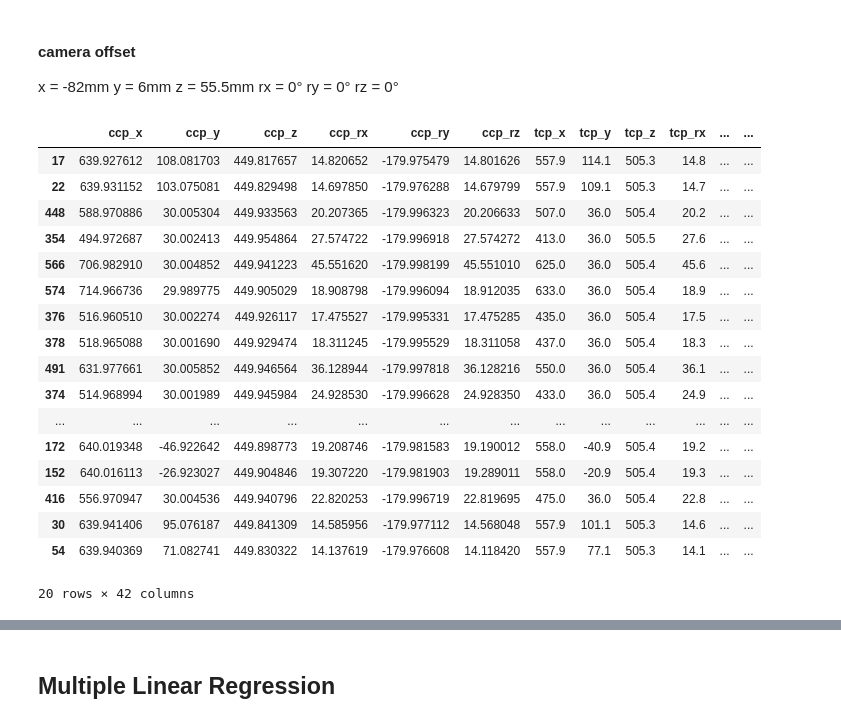
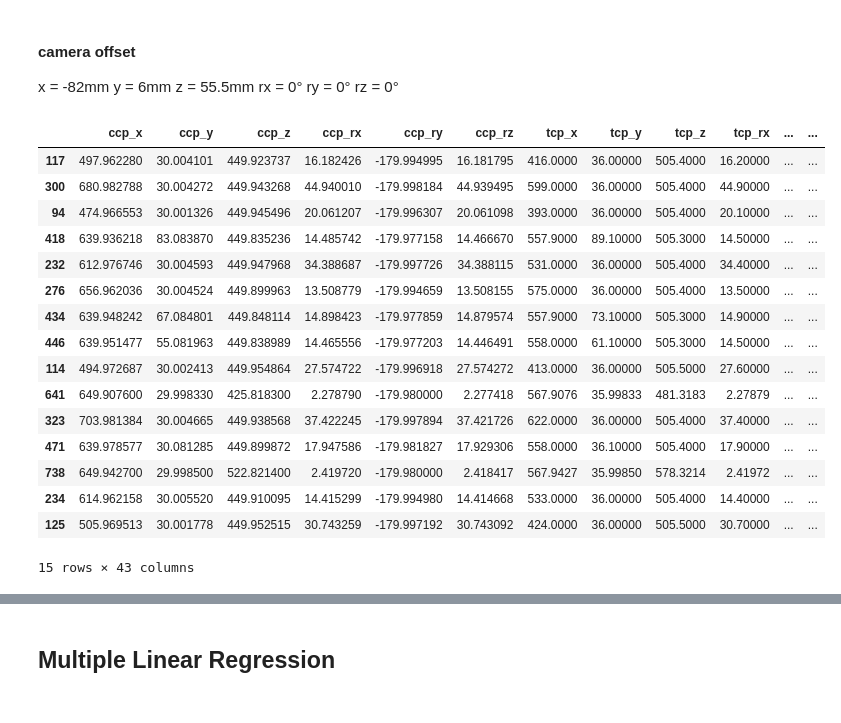
Before and after one commit to JimmyDanger12/rocsys, a Jupyter notebook: data_exploration.ipynb, the cells around one changed output, grey strips where cells are left out. Drawn from its saved outputs; the diff is of its cells as text; code cells hidden in the pictures.

```diff
--- a/data_exploration.ipynb
+++ b/data_exploration.ipynb
@@ -13,0 +69,9 @@ data_raw = pd.read_csv("Offset robot.csv",skiprows=5)
+# %%
+data_raw_x = pd.read_csv("data/x-increments.csv",skiprows=5)
+data_raw_x["origin"] = "x"
+data_raw_y = pd.read_csv("data/y-increments.csv",skiprows=5)
+data_raw_y["origin"] = "y"
+data_raw_z = pd.read_csv("data/z-increments.csv",skiprows=5)
+data_raw_z["origin"] = "z"
+# %%
+data_raw = pd.concat([data_raw_x, data_raw_y,data_raw_z], axis=0, ignore_index=True)
@@ -55,23 +144,22 @@ rx = 0°
 ry = 0°
 rz = 0°
 # %%
-data_raw.sample(20)
+data_raw.sample(15)
 # %% [output]
 |  | ccp_x | ccp_y | ccp_z | ccp_rx | ccp_ry | ccp_rz | tcp_x | tcp_y | tcp_z | tcp_rx | ... | ... |
-| 17 | 639.927612 | 108.081703 | 449.817657 | 14.820652 | -179.975479 | 14.801626 | 557.9 | 114.1 | 505.3 | 14.8 | ... | ... |
-| 22 | 639.931152 | 103.075081 | 449.829498 | 14.697850 | -179.976288 | 14.679799 | 557.9 | 109.1 | 505.3 | 14.7 | ... | ... |
-| 448 | 588.970886 | 30.005304 | 449.933563 | 20.207365 | -179.996323 | 20.206633 | 507.0 | 36.0 | 505.4 | 20.2 | ... | ... |
-| 354 | 494.972687 | 30.002413 | 449.954864 | 27.574722 | -179.996918 | 27.574272 | 413.0 | 36.0 | 505.5 | 27.6 | ... | ... |
-| 566 | 706.982910 | 30.004852 | 449.941223 | 45.551620 | -179.998199 | 45.551010 | 625.0 | 36.0 | 505.4 | 45.6 | ... | ... |
-| 574 | 714.966736 | 29.989775 | 449.905029 | 18.908798 | -179.996094 | 18.912035 | 633.0 | 36.0 | 505.4 | 18.9 | ... | ... |
-| 376 | 516.960510 | 30.002274 | 449.926117 | 17.475527 | -179.995331 | 17.475285 | 435.0 | 36.0 | 505.4 | 17.5 | ... | ... |
-| 378 | 518.965088 | 30.001690 | 449.929474 | 18.311245 | -179.995529 | 18.311058 | 437.0 | 36.0 | 505.4 | 18.3 | ... | ... |
-| 491 | 631.977661 | 30.005852 | 449.946564 | 36.128944 | -179.997818 | 36.128216 | 550.0 | 36.0 | 505.4 | 36.1 | ... | ... |
-| 374 | 514.968994 | 30.001989 | 449.945984 | 24.928530 | -179.996628 | 24.928350 | 433.0 | 36.0 | 505.4 | 24.9 | ... | ... |
-| ... | ... | ... | ... | ... | ... | ... | ... | ... | ... | ... | ... | ... |
-| 172 | 640.019348 | -46.922642 | 449.898773 | 19.208746 | -179.981583 | 19.190012 | 558.0 | -40.9 | 505.4 | 19.2 | ... | ... |
-| 152 | 640.016113 | -26.923027 | 449.904846 | 19.307220 | -179.981903 | 19.289011 | 558.0 | -20.9 | 505.4 | 19.3 | ... | ... |
-| 416 | 556.970947 | 30.004536 | 449.940796 | 22.820253 | -179.996719 | 22.819695 | 475.0 | 36.0 | 505.4 | 22.8 | ... | ... |
-| 30 | 639.941406 | 95.076187 | 449.841309 | 14.585956 | -179.977112 | 14.568048 | 557.9 | 101.1 | 505.3 | 14.6 | ... | ... |
-| 54 | 639.940369 | 71.082741 | 449.830322 | 14.137619 | -179.976608 | 14.118420 | 557.9 | 77.1 | 505.3 | 14.1 | ... | ... |
+| 117 | 497.962280 | 30.004101 | 449.923737 | 16.182426 | -179.994995 | 16.181795 | 416.0000 | 36.00000 | 505.4000 | 16.20000 | ... | ... |
+| 300 | 680.982788 | 30.004272 | 449.943268 | 44.940010 | -179.998184 | 44.939495 | 599.0000 | 36.00000 | 505.4000 | 44.90000 | ... | ... |
+| 94 | 474.966553 | 30.001326 | 449.945496 | 20.061207 | -179.996307 | 20.061098 | 393.0000 | 36.00000 | 505.4000 | 20.10000 | ... | ... |
+| 418 | 639.936218 | 83.083870 | 449.835236 | 14.485742 | -179.977158 | 14.466670 | 557.9000 | 89.10000 | 505.3000 | 14.50000 | ... | ... |
+| 232 | 612.976746 | 30.004593 | 449.947968 | 34.388687 | -179.997726 | 34.388115 | 531.0000 | 36.00000 | 505.4000 | 34.40000 | ... | ... |
+| 276 | 656.962036 | 30.004524 | 449.899963 | 13.508779 | -179.994659 | 13.508155 | 575.0000 | 36.00000 | 505.4000 | 13.50000 | ... | ... |
+| 434 | 639.948242 | 67.084801 | 449.848114 | 14.898423 | -179.977859 | 14.879574 | 557.9000 | 73.10000 | 505.3000 | 14.90000 | ... | ... |
+| 446 | 639.951477 | 55.081963 | 449.838989 | 14.465556 | -179.977203 | 14.446491 | 558.0000 | 61.10000 | 505.3000 | 14.50000 | ... | ... |
+| 114 | 494.972687 | 30.002413 | 449.954864 | 27.574722 | -179.996918 | 27.574272 | 413.0000 | 36.00000 | 505.5000 | 27.60000 | ... | ... |
+| 641 | 649.907600 | 29.998330 | 425.818300 | 2.278790 | -179.980000 | 2.277418 | 567.9076 | 35.99833 | 481.3183 | 2.27879 | ... | ... |
+| 323 | 703.981384 | 30.004665 | 449.938568 | 37.422245 | -179.997894 | 37.421726 | 622.0000 | 36.00000 | 505.4000 | 37.40000 | ... | ... |
+| 471 | 639.978577 | 30.081285 | 449.899872 | 17.947586 | -179.981827 | 17.929306 | 558.0000 | 36.10000 | 505.4000 | 17.90000 | ... | ... |
+| 738 | 649.942700 | 29.998500 | 522.821400 | 2.419720 | -179.980000 | 2.418417 | 567.9427 | 35.99850 | 578.3214 | 2.41972 | ... | ... |
+| 234 | 614.962158 | 30.005520 | 449.910095 | 14.415299 | -179.994980 | 14.414668 | 533.0000 | 36.00000 | 505.4000 | 14.40000 | ... | ... |
+| 125 | 505.969513 | 30.001778 | 449.952515 | 30.743259 | -179.997192 | 30.743092 | 424.0000 | 36.00000 | 505.5000 | 30.70000 | ... | ... |
-20 rows × 42 columns
+15 rows × 43 columns
```
Also changed, not shown: parts of 18 cells of this notebook, 24 other files.
